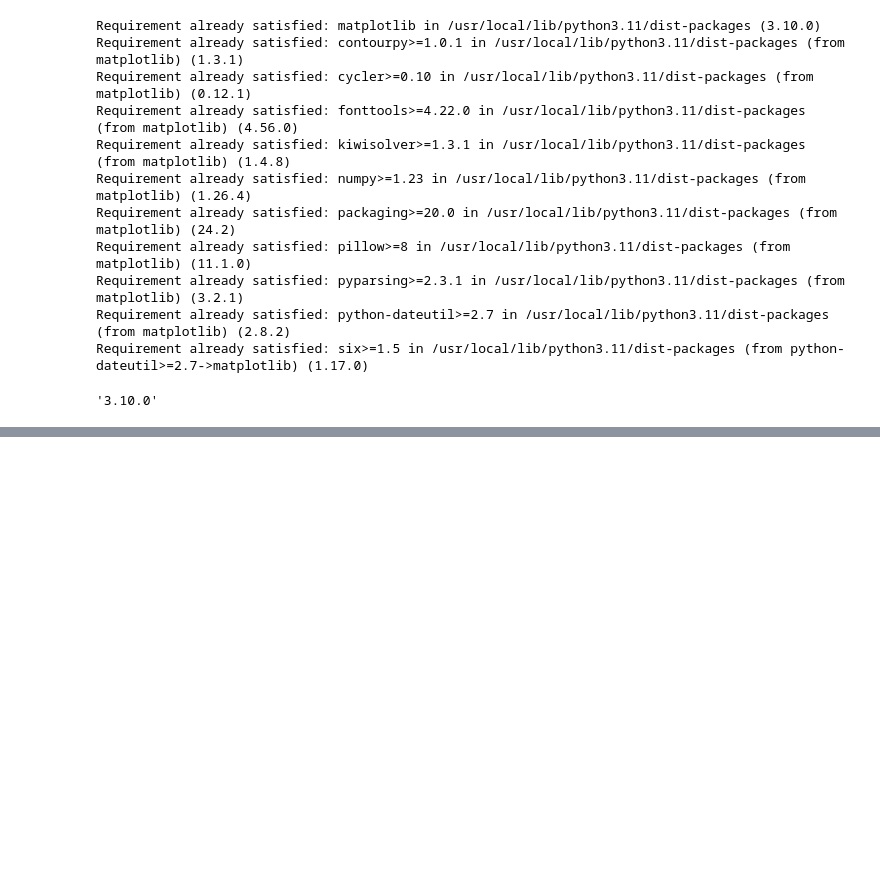
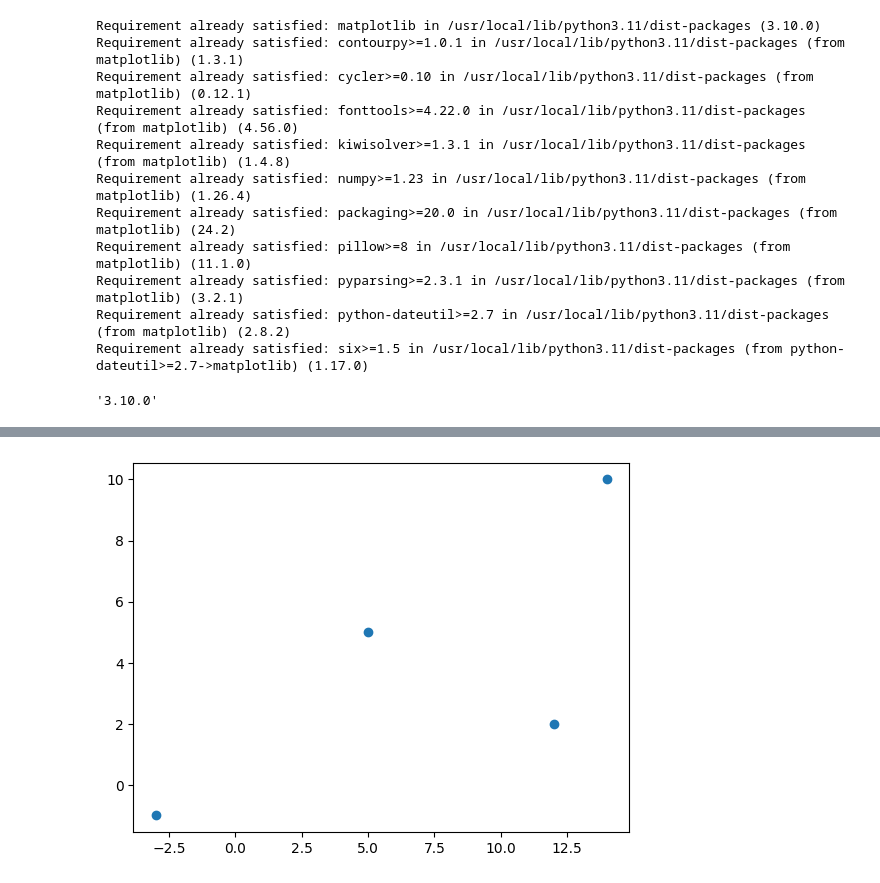
Before and after one commit to sadiq937/matplotlib_applications, a Jupyter notebook: Introduction.ipynb, the cells around one changed output, grey strips where cells are left out. Drawn from its saved outputs; the diff is of its cells as text; code cells hidden in the pictures; blank space fills up the shorter version.

```diff
--- a/Introduction.ipynb
+++ b/Introduction.ipynb
@@ -25,0 +48,8 @@ matplotlib.__version__  #version .__version___
+# %%
+# Plotting without line
+x1 = np.array([-3,5,12,14])
+y1 = np.array([-1,5,2,10])
+plt.plot(x1, y1, 'o') # we pass a string o as parameter for points, this is also called as rings
+plt.show()
+# %% [output]
+[figure, added]
```
Also changed, not shown: parts of 9 cells of this notebook.
